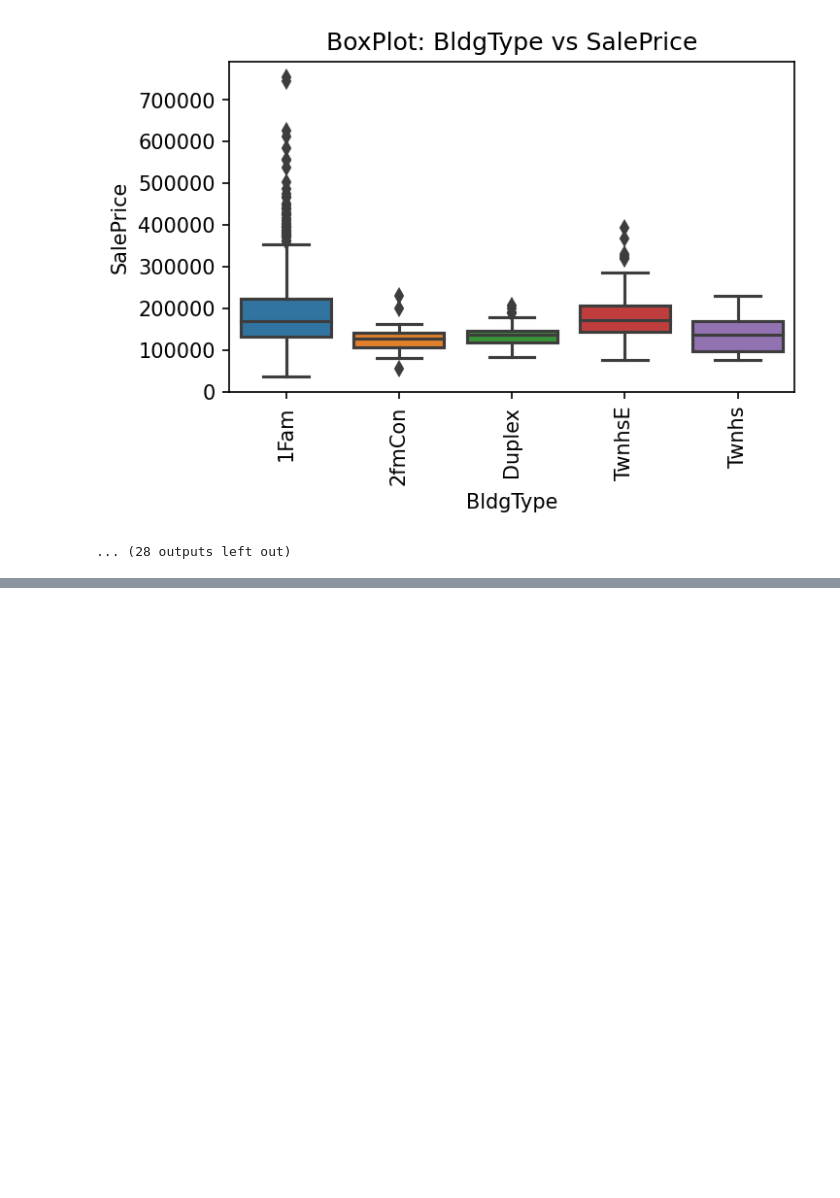
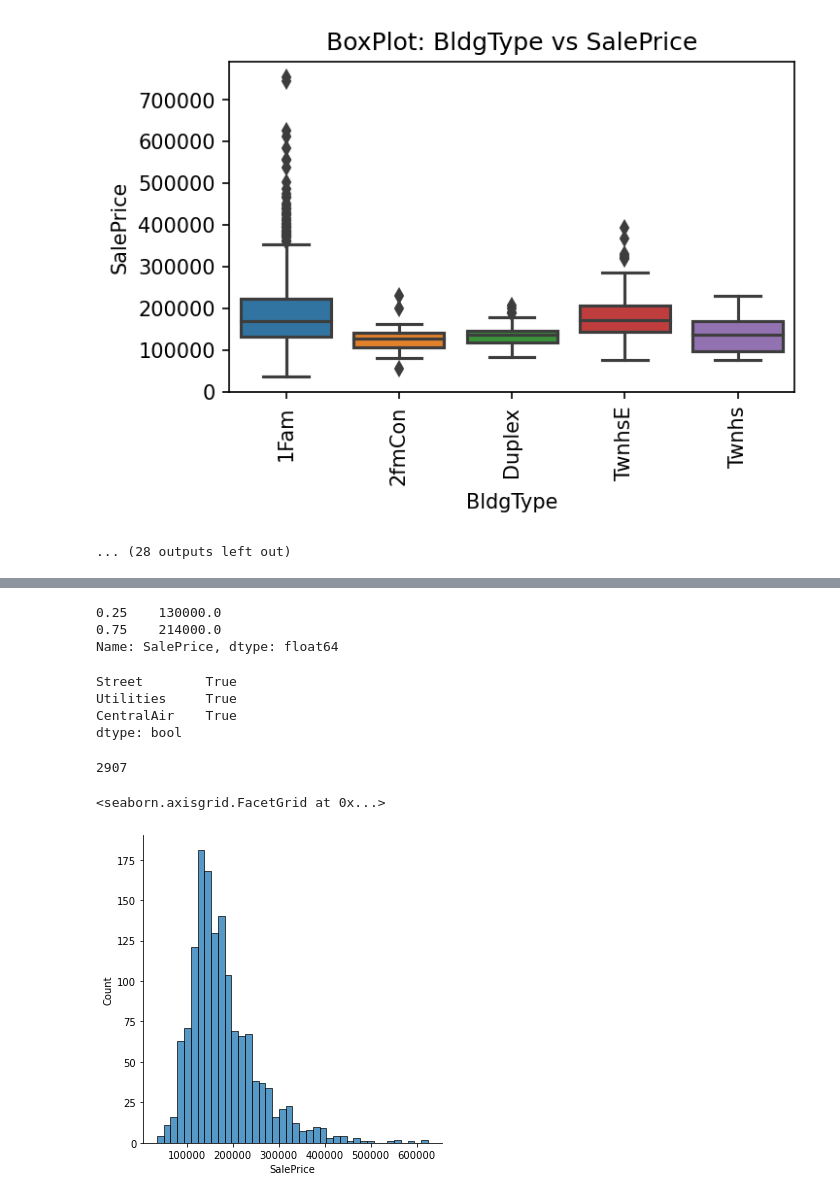
Before and after one commit to bronkaeux/house_price, a Jupyter notebook: price_research.ipynb, the cells around one changed output, grey strips where cells are left out. Drawn from its saved outputs; the diff is of its cells as text; code cells hidden in the pictures; blank space fills up the shorter version.

```diff
--- a/price_research.ipynb
+++ b/price_research.ipynb
@@ -843,0 +859,6 @@ for feature in features:
+# %%
+final_df['SalePrice'].quantile([0.25, 0.75])
+# %% [output]
+0.25    130000.0
+0.75    214000.0
+Name: SalePrice, dtype: float64
@@ -843,0 +867,20 @@ for feature in features:
+# %%
+fe[fe==True]
+# %% [output]
+Street        True
+Utilities     True
+CentralAir    True
+dtype: bool
+# %%
+drop_ind = final_df[final_df['SalePrice']>700000].index
+# %%
+final_df = final_df.drop(drop_ind, axis=0)
+# %%
+len(final_df)
+# %% [output]
+2907
+# %%
+sns.displot(data=final_df, x='SalePrice')
+# %% [output]
+<seaborn.axisgrid.FacetGrid at 0x...>
+[figure, added]
```
Also changed, not shown: parts of 5 cells of this notebook, 2 other files.
